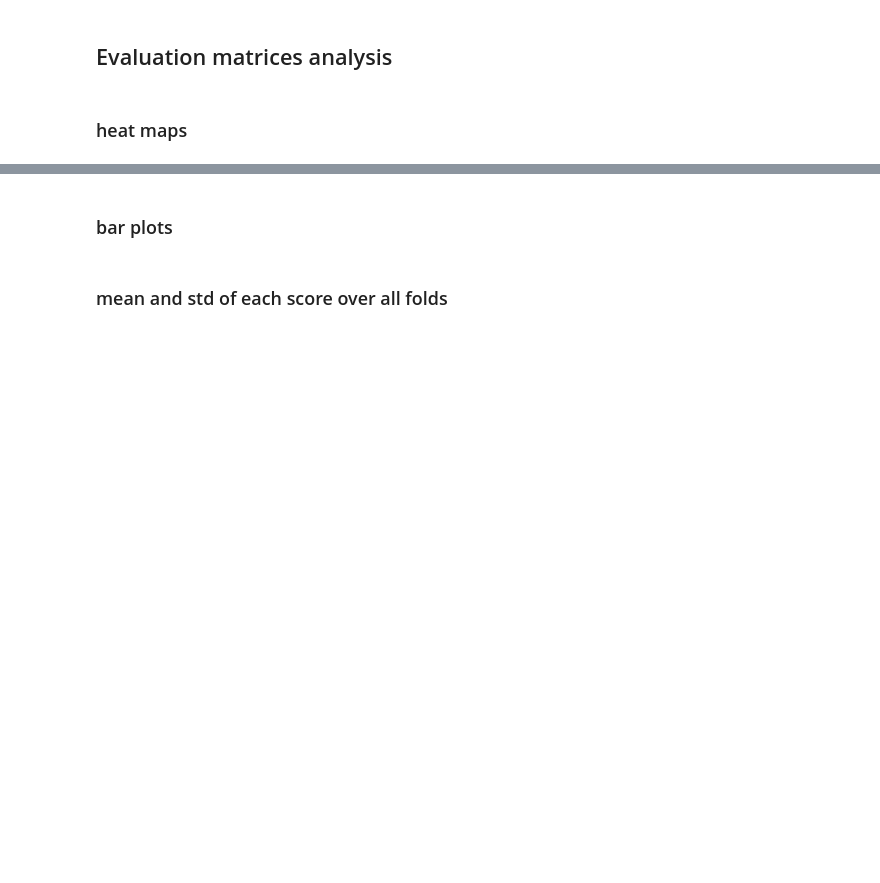
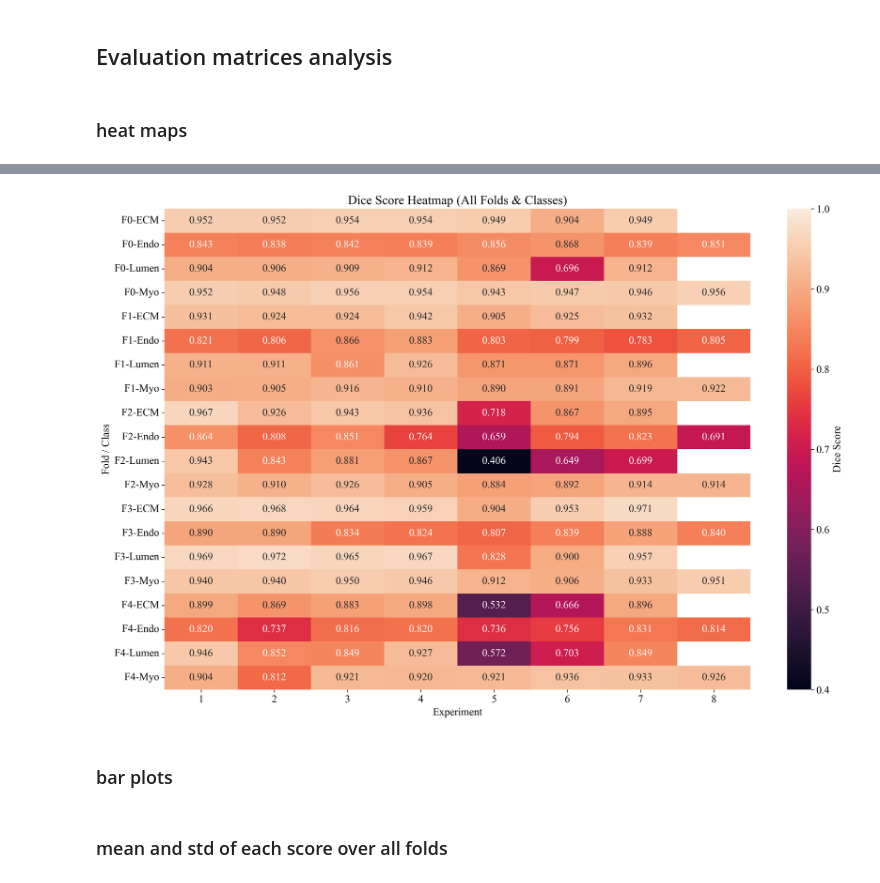
Before and after one commit to Dinuka-1999/R1_Datapreprocessing, a Jupyter notebook: Image_Analysis/result_analysis.ipynb, the cells around one changed output, grey strips where cells are left out. Saved outputs shown, nothing was run; the diff lists cells and outputs as text; code cells hidden in the pictures; blank space fills up the shorter version.

```diff
--- a/Image_Analysis/result_analysis.ipynb
+++ b/Image_Analysis/result_analysis.ipynb
@@ -419,0 +488,2 @@ plt.show()
+# %%
+all_folders = [all_folders[1],all_folders[0],all_folders[7],all_folders[4],all_folders[6],all_folders[3], all_folders[2], all_folders[5]]
@@ -420,3 +502,71 @@ plt.show()
+# %%
+all_dice = []
+r=1
+for f in all_folders:
+    dice_list, _ = find_metric_heatmap(f, str(r))
+    all_dice.extend(dice_list)
+    r+=1
+
+df = pd.DataFrame(all_dice)
+
+df["Fold"] = df["Fold"].str.replace("fold_", "F", regex=False)
+
+df = df.set_index(["Fold", "Class"])
+
+df_pivot = df.pivot_table(
+    index=["Fold", "Class"],
+    columns="Experiment",
+    values="Value"
+)
+
+df_pivot = df_pivot.sort_index(level=[0, 1]).sort_index(axis=1)
+##################
+annot_labels = df_pivot.copy()
+
+annot_labels = annot_labels.applymap(
+    lambda x: "N/A" if pd.isna(x) else f"{x:.3f}"
+)
+
+plt.figure(figsize=(15, 10), dpi=300)
+
+sns.heatmap(
+    df_pivot,
+    annot=annot_labels,
+    fmt="",
+    # cmap="rocket",
+    vmin=0.4,
+    vmax=1,
+    # mask=df_pivot.isna(),
+    cbar_kws={"label": "Dice Score"}
+)
+
+plt.xlabel("Experiment")
+plt.ylabel("Fold / Class")
+plt.title("Dice Score Heatmap (All Folds & Classes)")
+plt.tight_layout()
+plt.savefig('Dice_Heatmap_All_Folds_Classes.pdf', format='pdf', dpi=300)
+plt.show()
+
+##################
+
+# plt.figure(figsize=(15, 10), dpi=300)
+# sns.heatmap(
+#     df_pivot,
+#     annot=True,
+#     fmt=".3f",
+#     cmap="YlGnBu",
+#     vmin=0,
+#     vmax=1
+# )
+
+# plt.xlabel("Experiment")
+# plt.ylabel("Fold Class")
+# plt.title("Dice Score Heatmap (All Folds & Classes)")
+# plt.tight_layout()
+# plt.savefig('Dice_Heatmap_All_Folds_Classes.pdf', format='pdf', dpi=300)
+# plt.show()
+# %% [output]
+[figure, added]
 # %% [markdown]
 ### bar plots
 # %%
```
Also changed, not shown: parts of 6 cells of this notebook, 4 other files.
